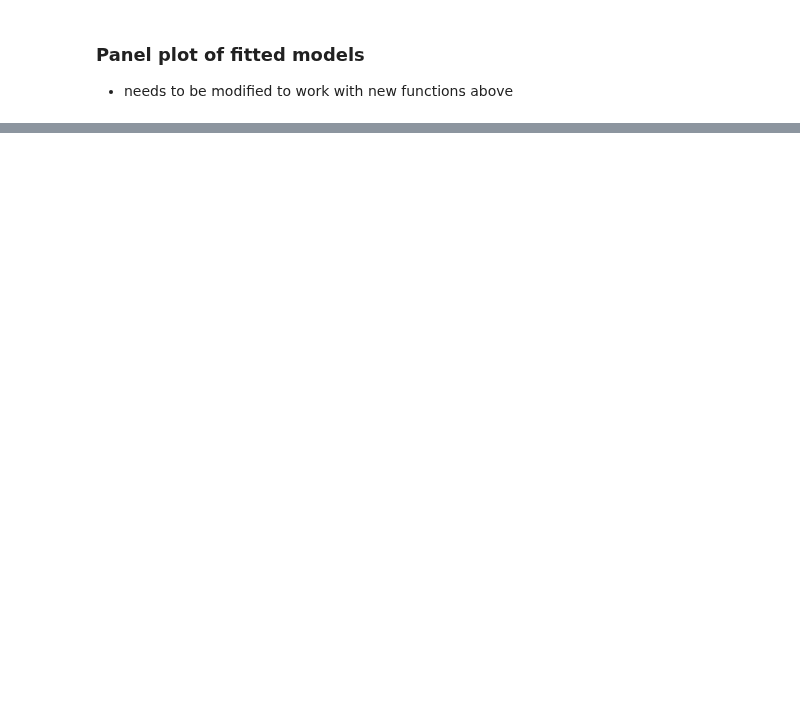
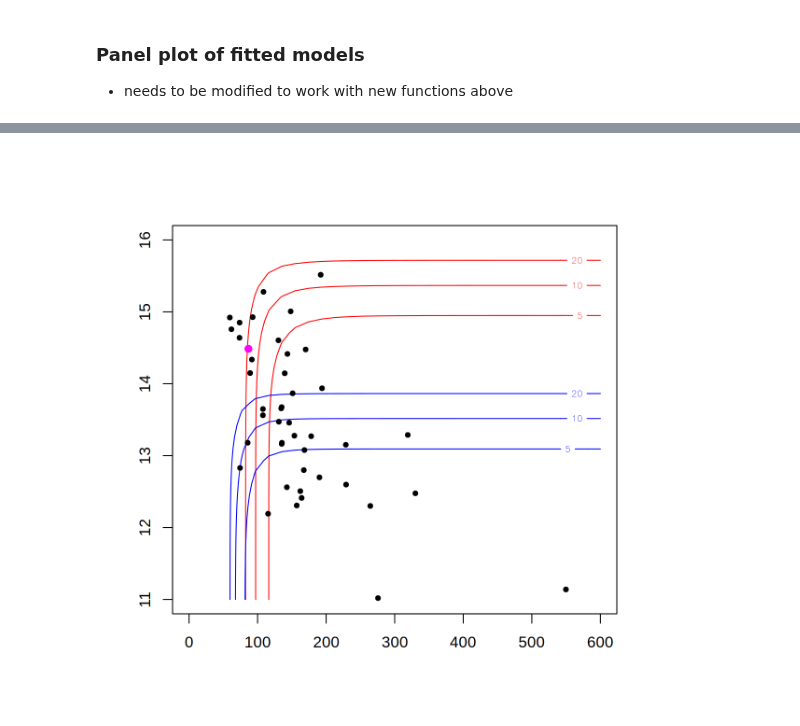
Before and after one commit to clairbarnes/wwa-archive, a Jupyter notebook: 23-03_EA-drought/EA_drought_1R_observations.ipynb, the cells around one changed output, grey strips where cells are left out. Drawn from its saved outputs; the diff is of its cells as text; code cells hidden in the pictures; blank space fills up the shorter version.

```diff
--- a/23-03_EA-drought/EA_drought_1R_observations.ipynb
+++ b/23-03_EA-drought/EA_drought_1R_observations.ipynb
@@ -355,0 +165,17 @@ Warning message in rug(df$pr_ond, lwd = 2):
+# %%
+joint_model_qfit <- function(mdl_1, mdl_2, cov1_hist, cov2_hist = 0, x = NA, y = NA, dI_x_rel = F, dI_y_rel = F) {
+
+    # fit copula to u,v pairs
+    fitted_copula <- fitCopula(tCopula(), data = cbind(map_to_u(mdl_1), map_to_u(mdl_2)), hideWarnings = T)  # warning message about using df.fixed is irrelevant: can't actually change this setting
+    cfit <- tCopula(coef(fitted_copula)["rho.1"], df = round(coef(fitted_copula)["df"], 0))  # has to be integer df for pCopula
+
+    if(is.na(x)) { x <- mdl_1$x[length(mdl_1$x)]}
+    if(is.na(y)) { y <- mdl_2$x[length(mdl_2$x)]}
+
+    res <- jmodel_res(mdl_1, mdl_2, cfit, x = x, y = y, cov1_hist = cov1_hist, cov2_hist = cov2_hist, dI_x_rel = dI_x_rel, dI_y_rel = dI_y_rel)
+    return(res)
+}
+# %%
+joint_model_qfit(fit_ns("lnorm", "fixeddisp", df, varnm = "pr_ond", covnm_1 = "gmst", lower = T),
+                 fit_ns("norm", "shift", df, varnm = "pet_ond", covnm_1 = "gmst", lower = F),
+                 cov1_hist = df$gmst[df$year == 2022]-1.2, dI_x_rel = T)
@@ -355,0 +189,4 @@ Warning message in rug(df$pr_ond, lwd = 2):
+# %%
+joint_model_qfit(fit_ns("lnorm", "fixeddisp", df, varnm = "pr_ond", covnm_1 = "gmst", covnm_2 = "nino_ond", lower = T),
+                 fit_ns("norm", "shift", df, varnm = "pet_ond", covnm_1 = "gmst", covnm_2 = "nino_ond", lower = F),
+                 cov1_hist = df$gmst[df$year == 2022]-1.2, cov2_hist = df$nino_ond[df$year == 2022], dI_x_rel = T)
@@ -355,0 +200,14 @@ Warning message in rug(df$pr_ond, lwd = 2):
+# %%
+mdl_1 <- fit_ns("lnorm", "fixeddisp", df, varnm = "pr_ond", covnm_1 = "gmst", covnm_2 = "nino_ond", lower = T)
+mdl_2 <- fit_ns("norm", "shift", df, varnm = "pet_ond", covnm_1 = "gmst", covnm_2 = "nino_ond", lower = F)
+
+fitted_copula <- fitCopula(tCopula(), data = cbind(map_to_u(mdl_1), map_to_u(mdl_2)), hideWarnings = T)  # warning message about using df.fixed is irrelevant: can't actually change this setting
+cfit <- tCopula(coef(fitted_copula)["rho.1"], df = round(coef(fitted_copula)["df"], 0))  # has to be integer df for pCopula
+
+contour(copula_mesh(mdl_1, mdl_2, cfit, df$gmst[df$year == 2022]), levels = 1/c(5,10,20), labels = c(5,10,20), col = "red")
+contour(copula_mesh(mdl_1, mdl_2, cfit, df$gmst[df$year == 2022]-1.2), levels = 1/c(5,10,20), labels = c(5,10,20), col = "blue", add = T)
+
+points(mdl_1$x, mdl_2$x, pch = 20)
+points(mdl_1$x[df$year == 2022], mdl_2$x[df$year == 2022], pch = 20, col = "magenta", cex = 1.5)
+# %% [output]
+[figure, added]
```
Also changed, not shown: parts of 14 cells of this notebook, 1 other file.
